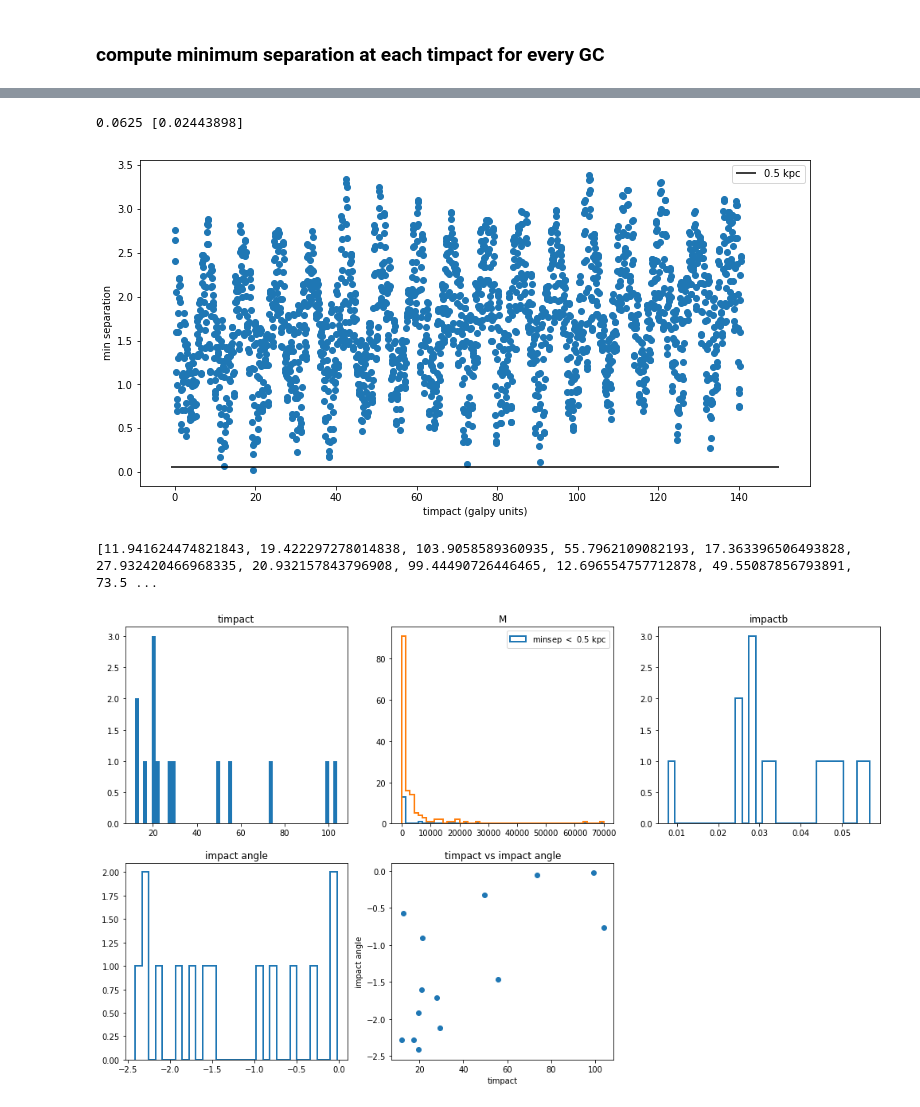
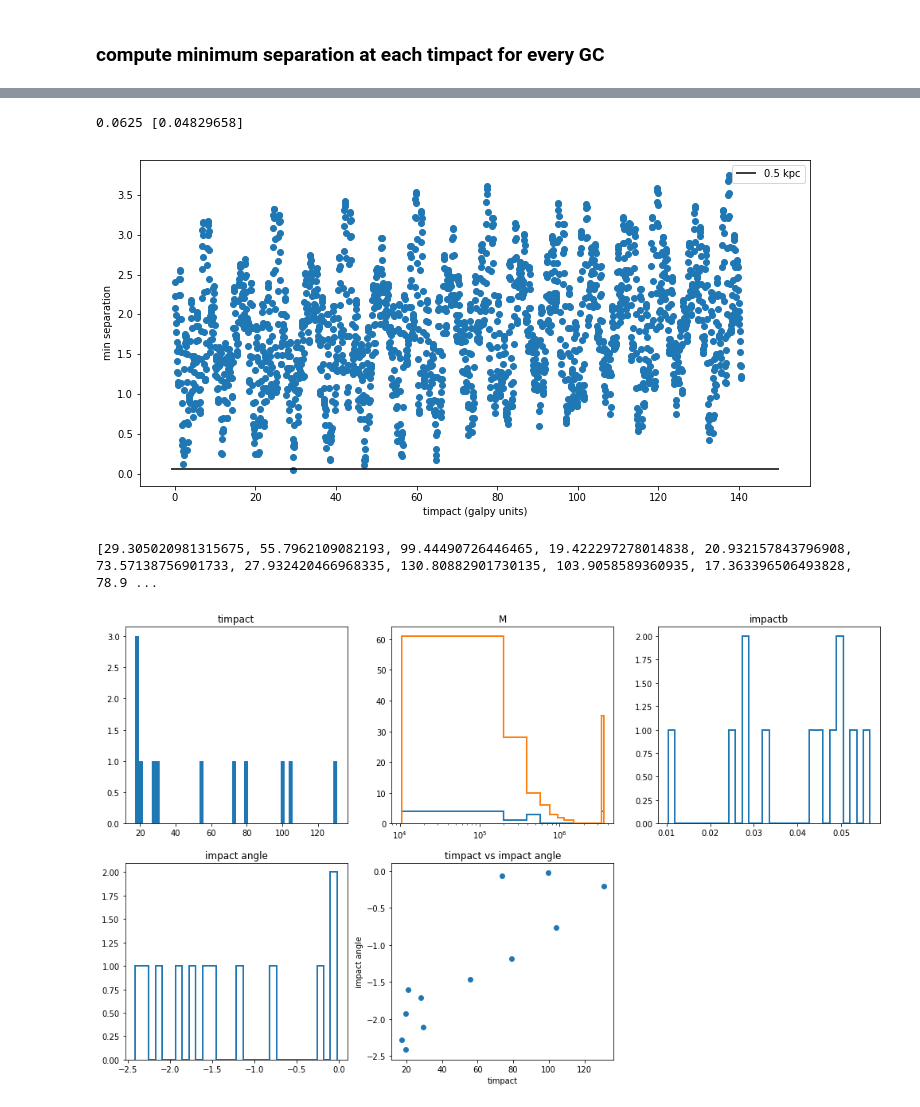
Before and after one commit to nbanik/Baryonic-effects-on-Pal5, a Jupyter notebook: globular_clusters.ipynb, the cells around one changed output, grey strips where cells are left out. Saved outputs shown, nothing was run; the diff lists cells and outputs as text; code cells hidden in the pictures.

```diff
--- a/globular_clusters.ipynb
+++ b/globular_clusters.ipynb
@@ -24,10 +24,10 @@ Populating the interactive namespace from numpy and matplotlib
 #The entire distance column is from Vasiliev's paper. ESO 456-78 (BH 261) and Terzan 10's Vlos were missing, so
 #I have removed them.
 
-#mass of GC = Nmember as of now!!
+#mass of GC from https://arxiv.org/pdf/1804.08359.pdf , GCs missing mass were set to the GC_mass_max
 
-dat=pd.io.parsers.read_csv("globular_clusters/catalogue_Helmi_combined.txt",sep="\t",header=0,
-                           usecols=(1,2,3,4,5,6,7,9),dtype=float,skiprows=[1])
+dat=pd.io.parsers.read_csv("globular_clusters/catalogue_Helmi_combined_GCmass_max.txt",sep="\t",header=0,
+                           usecols=(1,2,3,4,5,6,7,8),dtype=float,skiprows=[1])
 
 #print (dat.index)
 #print (dat.values)
@@ -66,7 +66,7 @@ for ii in range(len(dat)):
 
 #plot r vs M
 rs=np.radians(dat['rmaxdegr'].values)*(dat['D'].values)
-M=dat['Nmember'].values
+M=dat['Mass'].values
 
 print (min(M),max(M))
 
@@ -229,7 +233,7 @@ There were 14 impacts
 # %%
 #for each MC plot min separation at all timpact
 
-ind=140
+ind=14
 
 aa=min_sep_matrix[ind]
 
@@ -246,8 +250,8 @@ plt.legend(loc='upper right')
 #plt.savefig('min_separation_MC{}.pdf'.format(ind))
 plt.show()
 # %% [output]
-0.0625 [0.02443898]
+0.0625 [0.04829658]
-[figure, old version]
+[figure, new version]
 # %%
 #a) histogram of timpact
 #b) histogram of M (and maybe compare to the full histogram of M)
@@ -268,42 +272,43 @@ plt.title('timpact')
 plt.hist(timpact_at_min,bins=50)
 
 plt.subplot(2,3,2)
-mbins=np.linspace(9,70000,50)
+mbins=np.linspace(min(M),max(M),20)
 
 plt.title('M')
-plt.hist(np.array(M_mc)*bovy_conversion.mass_in_msol(vo,ro),bins=mbins,histtype='step',lw=2,label=r'minsep $<$ 0.5 kpc')
+plt.hist(np.array(M_mc)*bovy_conversion.mass_in_msol(vo,ro),bins=mbins,histtype='step',lw=2)
 plt.hist(M,bins=mbins,histtype='step',lw=2)
-plt.legend(loc='upper right')
+plt.xscale('log')
+#plt.legend(loc='upper right')
 
 
 
 plt.subplot(2,3,3)
 plt.title('impactb')
 plt.hist(impactb,bins=30,histtype='step',lw=2)
 
 
 
 
 
 plt.subplot(2,3,4)
 plt.title('impact angle')
 plt.hist(impact_angle,bins=30,histtype='step',lw=2)
 
 
 
 
 plt.subplot(2,3,5)
 plt.title('timpact vs impact angle')
 plt.scatter(timpact_at_min,impact_angle)
 plt.xlabel('timpact')
 plt.ylabel('impact angle')
 
 #plt.savefig('plots/MC_impact_test_{}timpacts.pdf'.format(len(timpact)))
 
 plt.show()
 # %% [output]
-[11.941624474821843, 19.422297278014838, 103.9058589360935, 55.7962109082193, 17.363396506493828, 27.932420466968335, 20.932157843796908, 99.44490726446465, 12.696554757712878, 49.55087856793891, 73.5 ...
+[29.305020981315675, 55.7962109082193, 99.44490726446465, 19.422297278014838, 20.932157843796908, 73.57138756901733, 27.932420466968335, 130.80882901730135, 103.9058589360935, 17.363396506493828, 78.9 ...
-[figure, old version]
+[figure, new version]
 # %%
 import streampepperdf
 
```
Also changed, not shown: parts of 8 cells of this notebook, 3 other files.
